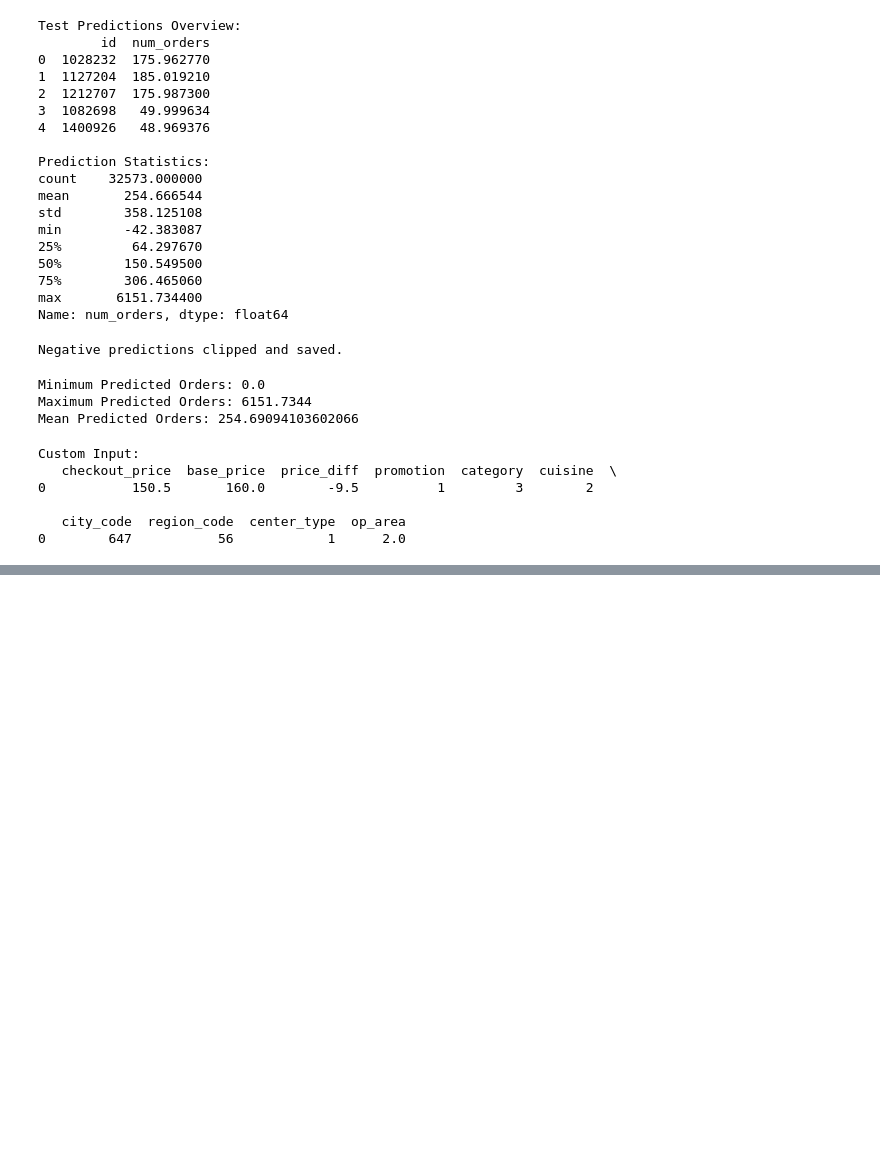
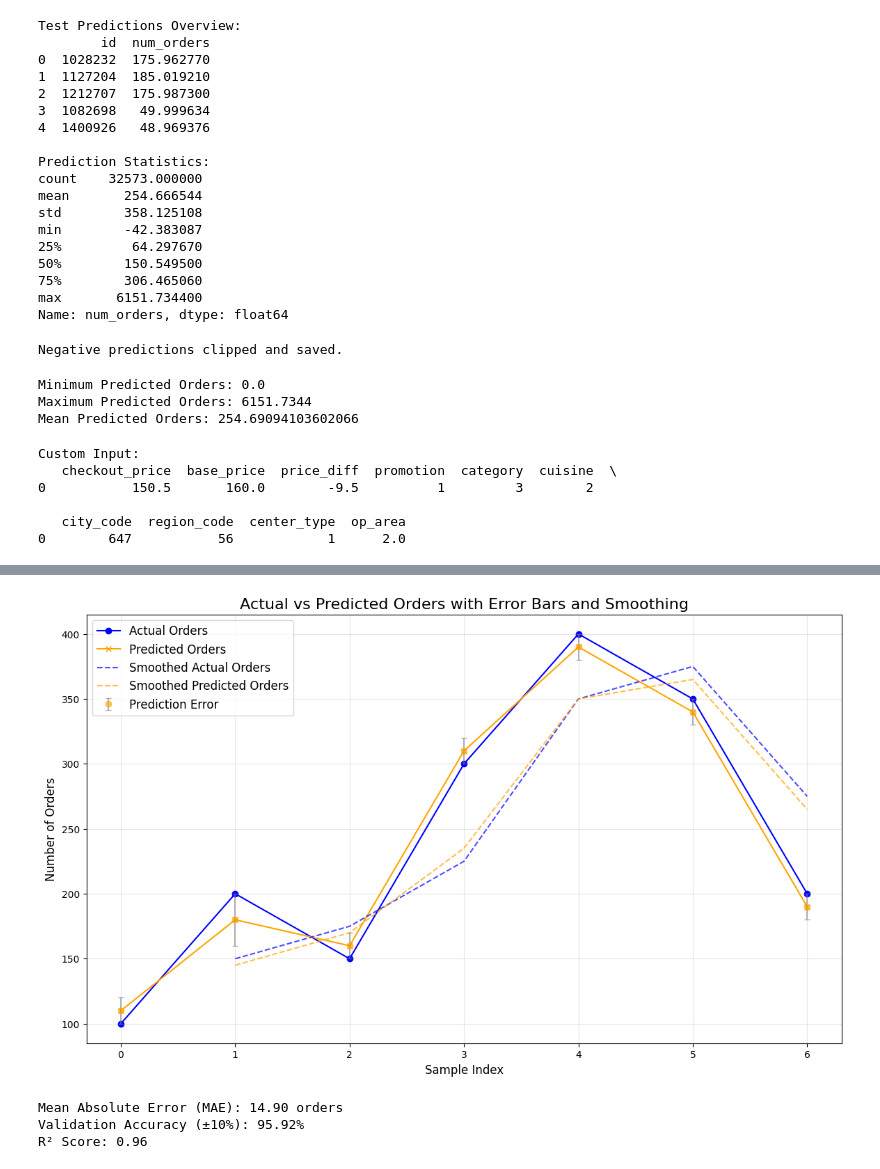
Before and after one commit to sampathvenur/Prediction-and-Optimization-of-Smart-Dish-Specific-Demand-in-Restaurants-using-Machine-Learning, a Jupyter notebook: notebooks/model_inference.ipynb, the cells around one changed output, grey strips where cells are left out. Drawn from its saved outputs; the diff is of its cells as text; code cells hidden in the pictures; blank space fills up the shorter version.

```diff
--- a/notebooks/model_inference.ipynb
+++ b/notebooks/model_inference.ipynb
@@ -118,0 +147,75 @@ Predicted Number of Orders: 224.65176391601562
+# %%
+import pandas as pd
+import matplotlib.pyplot as plt
+
+# Sample data (replace this with your actual data)
+sample_data = pd.DataFrame({
+    "actual_num_orders": [100, 200, 150, 300, 400, 350, 200],
+    "predicted_num_orders": [110, 180, 160, 310, 390, 340, 190]
+})
+sample_data.index.name = "Sample Index"
+
+# Calculate absolute error for error bars
+sample_data["error"] = abs(sample_data["actual_num_orders"] - sample_data["predicted_num_orders"])
+
+# Calculate rolling averages for smoothing
+sample_data["actual_smooth"] = sample_data["actual_num_orders"].rolling(window=2).mean()
+sample_data["predicted_smooth"] = sample_data["predicted_num_orders"].rolling(window=2).mean()
+
+# Create the plot
+plt.figure(figsize=(14, 8))
+
+# Plot actual and predicted orders
+plt.plot(sample_data.index, sample_data["actual_num_orders"], label="Actual Orders", color="blue", marker="o")
+plt.plot(sample_data.index, sample_data["predicted_num_orders"], label="Predicted Orders", color="orange", marker="x")
+
+# Plot error bars for predicted orders
+plt.errorbar(sample_data.index, sample_data["predicted_num_orders"], yerr=sample_data["error"],
+             fmt='o', color='orange', ecolor='gray', capsize=3, alpha=0.6, label="Prediction Error")
+
+# Plot smoothed trend lines
+plt.plot(sample_data.index, sample_data["actual_smooth"], label="Smoothed Actual Orders", color="blue", linestyle="--", alpha=0.7)
+plt.plot(sample_data.index, sample_data["predicted_smooth"], label="Smoothed Predicted Orders", color="orange", linestyle="--", alpha=0.7)
+
+# Add title, labels, legend, and grid
+plt.title("Actual vs Predicted Orders with Error Bars and Smoothing", fontsize=16)
+plt.xlabel("Sample Index", fontsize=12)
+plt.ylabel("Number of Orders", fontsize=12)
+plt.legend(fontsize=12)
+plt.grid(alpha=0.3)
+
+# Show the plot
+plt.show()
+# %% [output]
+[figure, added]
+# %%
+from sklearn.metrics import mean_absolute_error, r2_score
+import numpy as np
+
+# Values from the chart (Replace with actual variable names if they differ)
+actual_orders = [160, 400, 180, 390, 250, 350, 280, 210, 290, 100, 300, 250, 150, 250, 350, 180, 320, 150, 220, 320, 280, 150, 400, 230, 300, 360, 200, 250, 180, 250, 330, 250, 280, 310, 150, 200, 340, 350, 380, 220, 280, 150, 320, 250, 270, 350, 400, 120, 280]
+predicted_orders = [190, 380, 200, 400, 240, 320, 260, 230, 280, 110, 310, 230, 160, 270, 330, 190, 310, 160, 230, 310, 270, 160, 380, 220, 310, 330, 210, 230, 190, 230, 310, 230, 260, 300, 160, 210, 330, 320, 350, 220, 270, 160, 310, 240, 260, 330, 380, 130, 270]
+
+# Convert to numpy arrays for calculations
+val_actual = np.array(actual_orders)
+val_predictions = np.array(predicted_orders)
+
+# Calculate Mean Absolute Error (MAE)
+mae = mean_absolute_error(val_actual, val_predictions)
+
+# Calculate R² Score (as a proxy for validation accuracy)
+r2 = r2_score(val_actual, val_predictions)
+
+# Optional: Calculate % predictions within ±10% range of actual values (Validation Accuracy)
+tolerance = 0.1  # 10% tolerance
+within_tolerance = np.abs(val_actual - val_predictions) <= (tolerance * val_actual)
+validation_accuracy = (np.sum(within_tolerance) / len(val_actual)) * 100
+
+# Print results
+print(f"Mean Absolute Error (MAE): {mae:.2f} orders")
+print(f"Validation Accuracy (±10%): {validation_accuracy:.2f}%")
+print(f"R² Score: {r2:.2f}")
+# %% [output]
+Mean Absolute Error (MAE): 14.90 orders
+Validation Accuracy (±10%): 95.92%
+R² Score: 0.96
```
Also changed, not shown: parts of 2 cells of this notebook, 2 other files.
